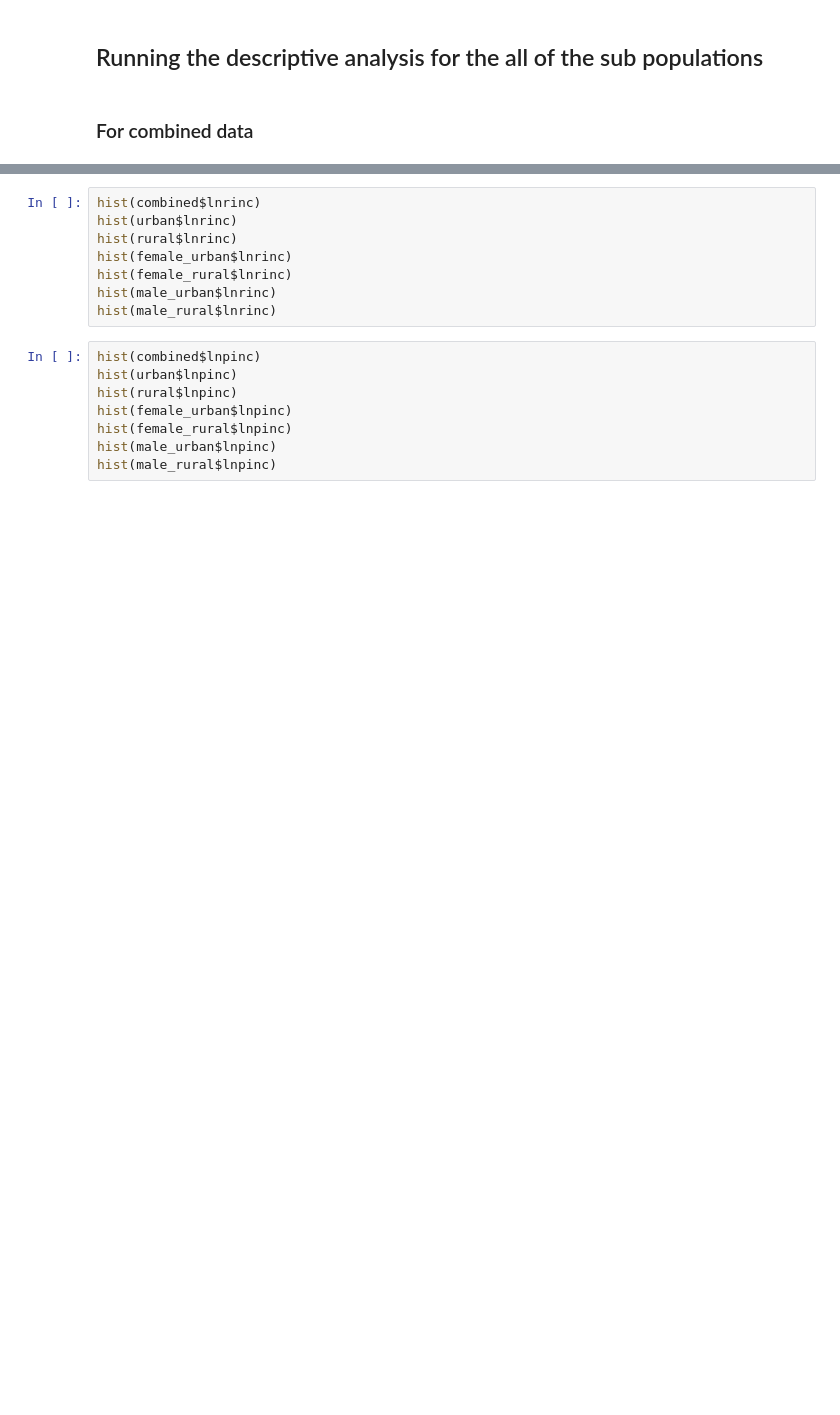
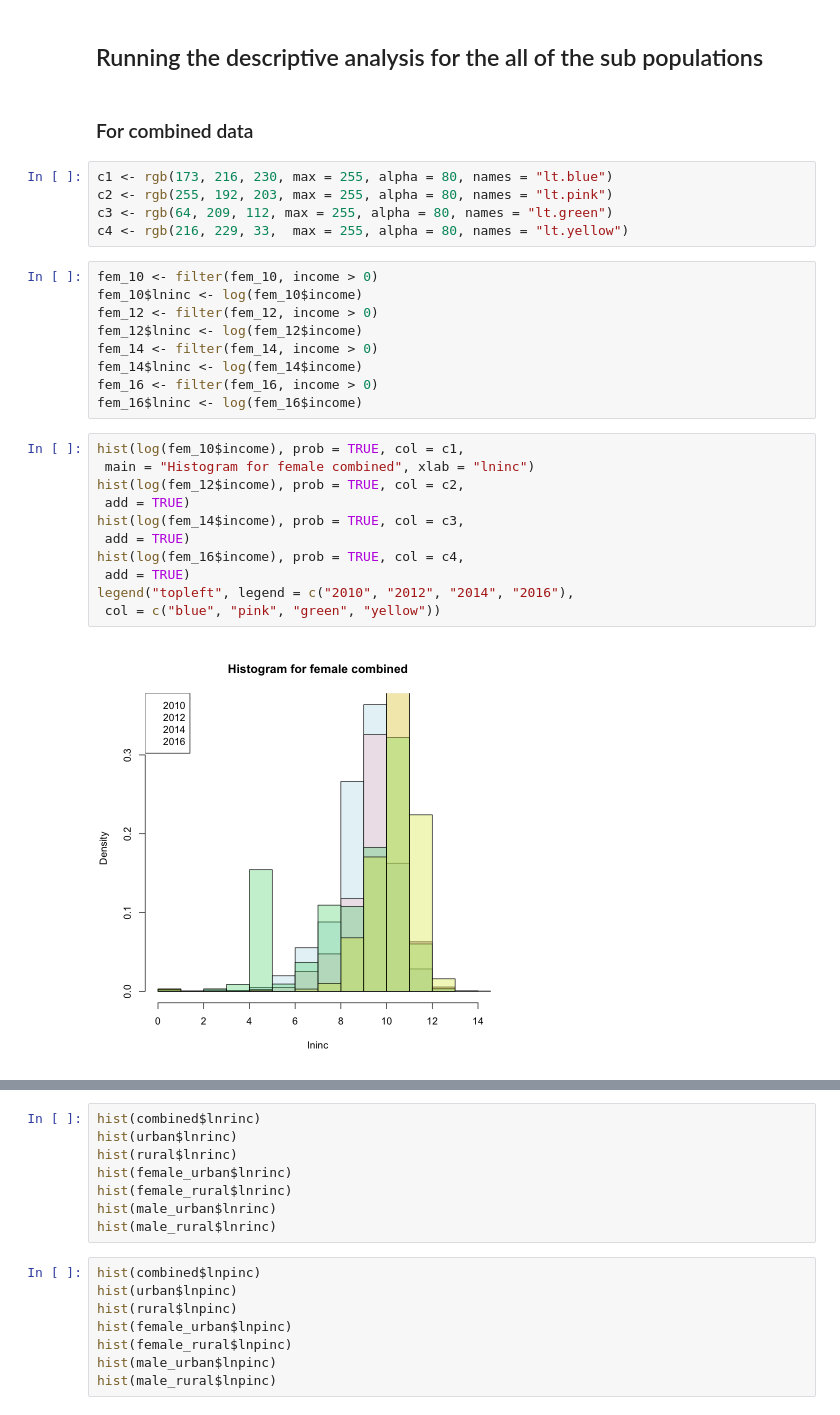
Before and after one commit to dwrh/China-Education-Wages, a Jupyter notebook: China-Education-Wage-Regression.ipynb, the cells around one changed output, grey strips where cells are left out. Saved outputs shown, nothing was run; the diff lists cells and outputs as text; blank space fills up the shorter version.

Commit message:
Added overlapping plots

```diff
--- a/China-Education-Wage-Regression.ipynb
+++ b/China-Education-Wage-Regression.ipynb
@@ -367,3 +369,30 @@ sprintf("Female: %f, %f, %f, %f", Gini(fem_10$income),
 ## Running the descriptive analysis for the all of the sub populations
 # %% [markdown]
 ### For combined data
+# %%
+c1 <- rgb(173, 216, 230, max = 255, alpha = 80, names = "lt.blue")
+c2 <- rgb(255, 192, 203, max = 255, alpha = 80, names = "lt.pink")
+c3 <- rgb(64, 209, 112, max = 255, alpha = 80, names = "lt.green")
+c4 <- rgb(216, 229, 33,  max = 255, alpha = 80, names = "lt.yellow")
+# %%
+fem_10 <- filter(fem_10, income > 0)
+fem_10$lninc <- log(fem_10$income)
+fem_12 <- filter(fem_12, income > 0)
+fem_12$lninc <- log(fem_12$income)
+fem_14 <- filter(fem_14, income > 0)
+fem_14$lninc <- log(fem_14$income)
+fem_16 <- filter(fem_16, income > 0)
+fem_16$lninc <- log(fem_16$income)
+# %%
+hist(log(fem_10$income), prob = TRUE, col = c1,
+ main = "Histogram for female combined", xlab = "lninc")
+hist(log(fem_12$income), prob = TRUE, col = c2,
+ add = TRUE)
+hist(log(fem_14$income), prob = TRUE, col = c3,
+ add = TRUE)
+hist(log(fem_16$income), prob = TRUE, col = c4,
+ add = TRUE)
+legend("topleft", legend = c("2010", "2012", "2014", "2016"),
+ col = c("blue", "pink", "green", "yellow"))
+# %% [output]
+[figure, added]
```
Also changed, not shown: parts of 10 cells of this notebook.
